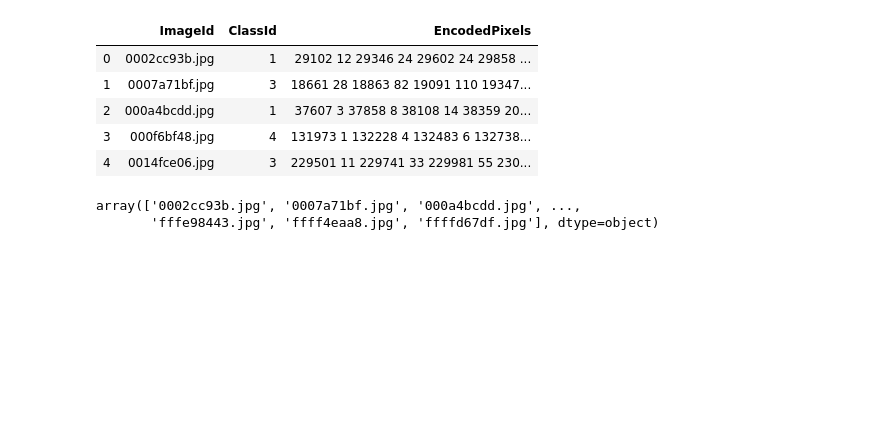
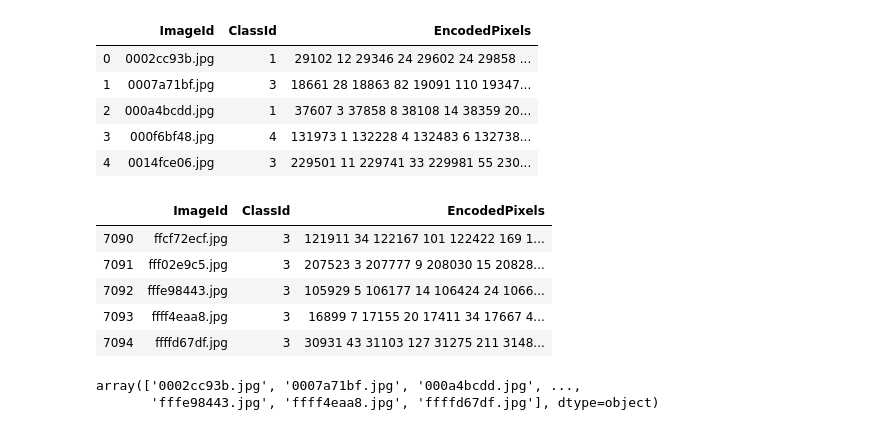
Before and after one commit to carlosezmz/Steel-Defects-Classification, a Jupyter notebook: Experimental.ipynb, the cells around one changed output. Saved outputs shown, nothing was run; the diff lists cells and outputs as text; code cells hidden in the pictures; blank space fills up the shorter version.

```diff
--- a/Experimental.ipynb
+++ b/Experimental.ipynb
@@ -64,6 +64,15 @@ df.head()
 | 2 | 000a4bcdd.jpg | 1 | 37607 3 37858 8 38108 14 38359 20... |
 | 3 | 000f6bf48.jpg | 4 | 131973 1 132228 4 132483 6 132738... |
 | 4 | 0014fce06.jpg | 3 | 229501 11 229741 33 229981 55 230... |
+# %%
+df.tail()
+# %% [output]
+|  | ImageId | ClassId | EncodedPixels |
+| 7090 | ffcf72ecf.jpg | 3 | 121911 34 122167 101 122422 169 1... |
+| 7091 | fff02e9c5.jpg | 3 | 207523 3 207777 9 208030 15 20828... |
+| 7092 | fffe98443.jpg | 3 | 105929 5 106177 14 106424 24 1066... |
+| 7093 | ffff4eaa8.jpg | 3 | 16899 7 17155 20 17411 34 17667 4... |
+| 7094 | ffffd67df.jpg | 3 | 30931 43 31103 127 31275 211 3148... |
 # %%
 df['ImageId'].values
 # %% [output]
```
